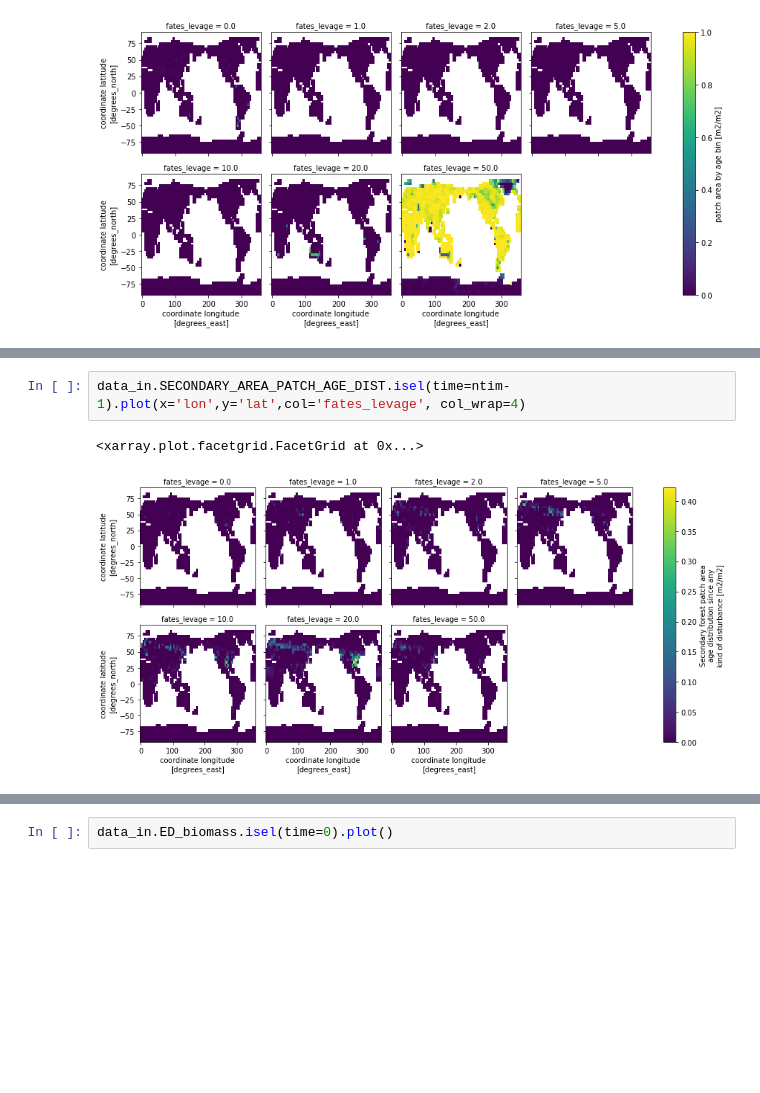
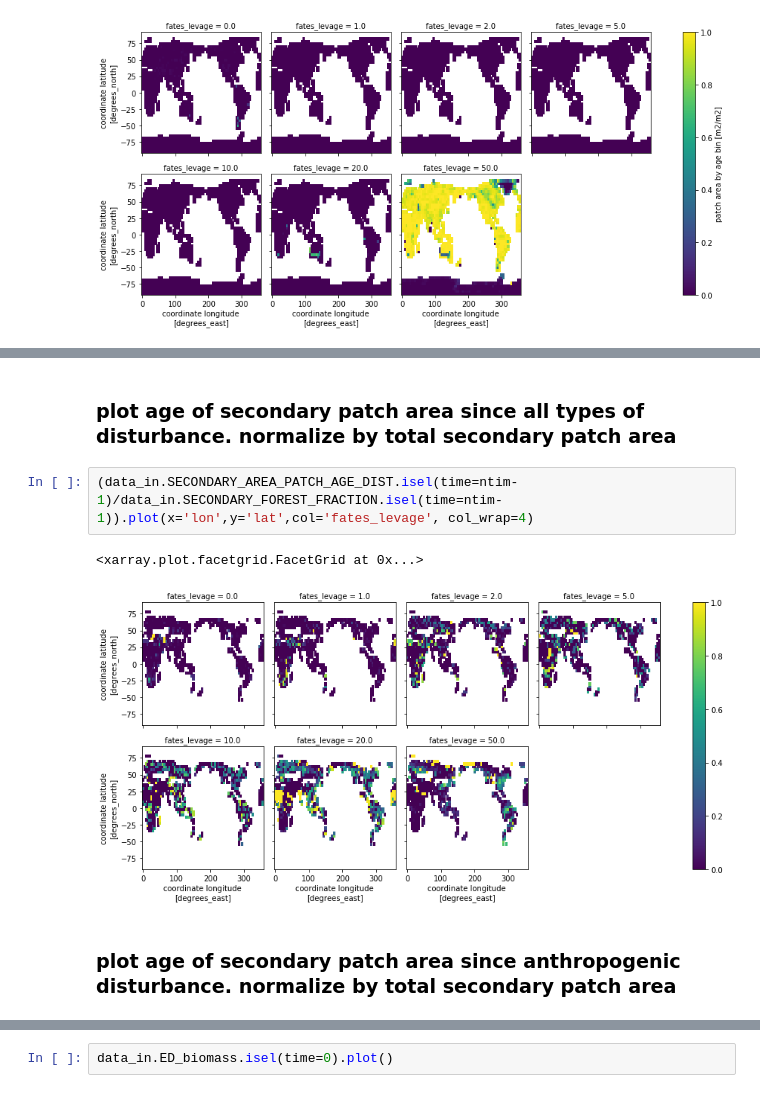
Before and after one commit to ckoven/landuse_runscripts, a Jupyter notebook: landuse_global_analysis.ipynb, the cells around one changed output, grey strips where cells are left out. Saved outputs shown, nothing was run; the diff lists cells and outputs as text; blank space fills up the shorter version.

```diff
--- a/landuse_global_analysis.ipynb
+++ b/landuse_global_analysis.ipynb
@@ -108,6 +122,10 @@ data_in.PATCH_AREA_BY_AGE.isel(time=ntim-1).plot(x='lon',y='lat',col='fates_leva
+# %% [markdown]
+### plot age of secondary patch area since all types of disturbance.  normalize by total secondary patch area
 # %%
-data_in.SECONDARY_AREA_PATCH_AGE_DIST.isel(time=ntim-1).plot(x='lon',y='lat',col='fates_levage', col_wrap=4)
+(data_in.SECONDARY_AREA_PATCH_AGE_DIST.isel(time=ntim-1)/data_in.SECONDARY_FOREST_FRACTION.isel(time=ntim-1)).plot(x='lon',y='lat',col='fates_levage', col_wrap=4)
 # %% [output]
 <xarray.plot.facetgrid.FacetGrid at 0x...>
-[figure, old version]
+[figure, new version]
+# %% [markdown]
+### plot age of secondary patch area since anthropogenic disturbance.  normalize by total secondary patch area
 # %%
```
Also changed, not shown: parts of 41 cells of this notebook.
